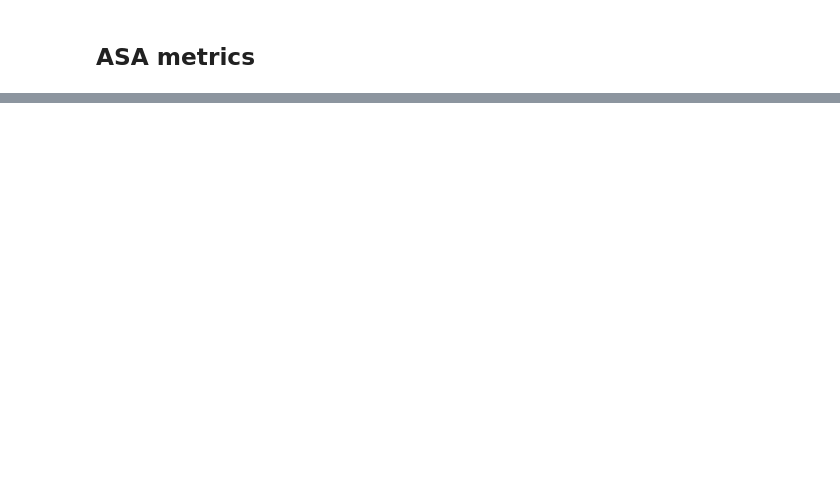
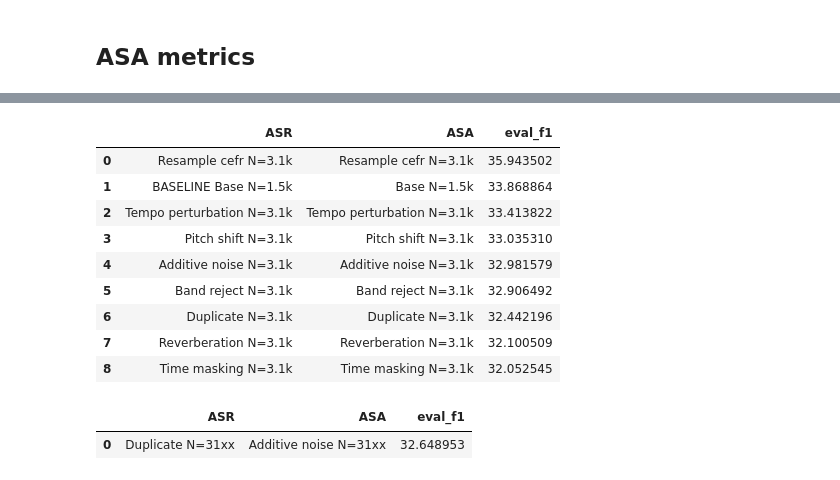
Before and after one commit to lunsanna/asa-with-limited-data, a Jupyter notebook: plots/plot_analysis.ipynb, the cells around one changed output, grey strips where cells are left out. Cells and saved outputs as stored; diff of their text form; code cells hidden in the pictures; blank space fills up the shorter version.

```diff
--- a/plots/plot_analysis.ipynb
+++ b/plots/plot_analysis.ipynb
@@ -295,0 +405,4 @@ Audio(exmple, rate=16000)
+# %%
+asa_df = get_asa_metrics(asa_output_paths_3)
+print_rank(asa_df, "ASR", "eval_f1")
+# %% [output]
@@ -295,0 +410,10 @@ Audio(exmple, rate=16000)
+|  | ASR | ASA | eval_f1 |
+| 0 | Resample cefr N=3.1k | Resample cefr N=3.1k | 35.943502 |
+| 1 | BASELINE Base N=1.5k | Base N=1.5k | 33.868864 |
+| 2 | Tempo perturbation N=3.1k | Tempo perturbation N=3.1k | 33.413822 |
+| 3 | Pitch shift N=3.1k | Pitch shift N=3.1k | 33.035310 |
+| 4 | Additive noise N=3.1k | Additive noise N=3.1k | 32.981579 |
+| 5 | Band reject N=3.1k | Band reject N=3.1k | 32.906492 |
+| 6 | Duplicate N=3.1k | Duplicate N=3.1k | 32.442196 |
+| 7 | Reverberation N=3.1k | Reverberation N=3.1k | 32.100509 |
+| 8 | Time masking N=3.1k | Time masking N=3.1k | 32.052545 |
@@ -295,0 +422,6 @@ Audio(exmple, rate=16000)
+# %%
+asa_df = get_asa_metrics(asa_output_paths_4)
+print_rank(asa_df, "ASA", "eval_f1", plot=False)
+# %% [output]
+|  | ASR | ASA | eval_f1 |
+| 0 | Duplicate N=31xx | Additive noise N=31xx | 32.648953 |
```
Also changed, not shown: parts of 27 cells of this notebook, 5 other files.
